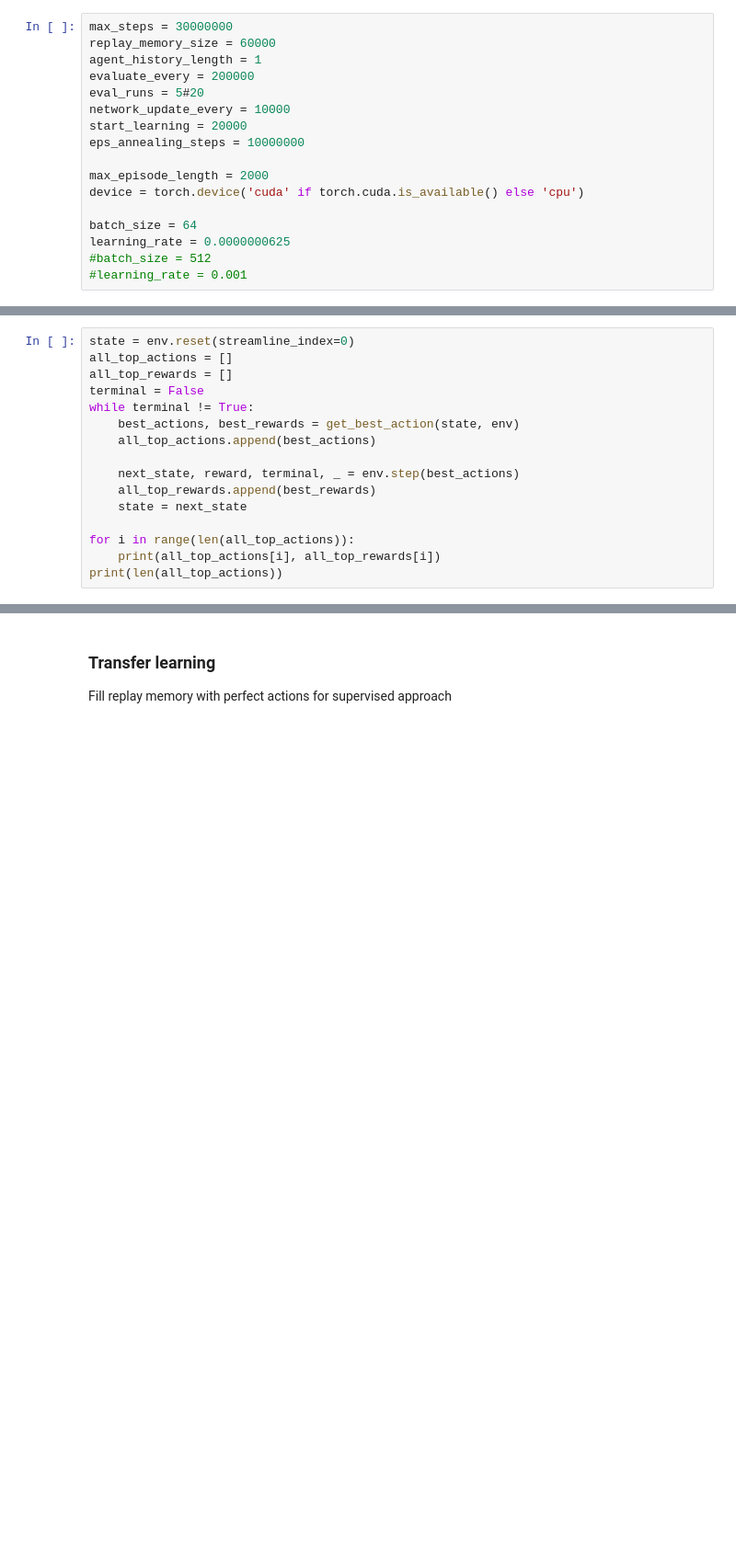
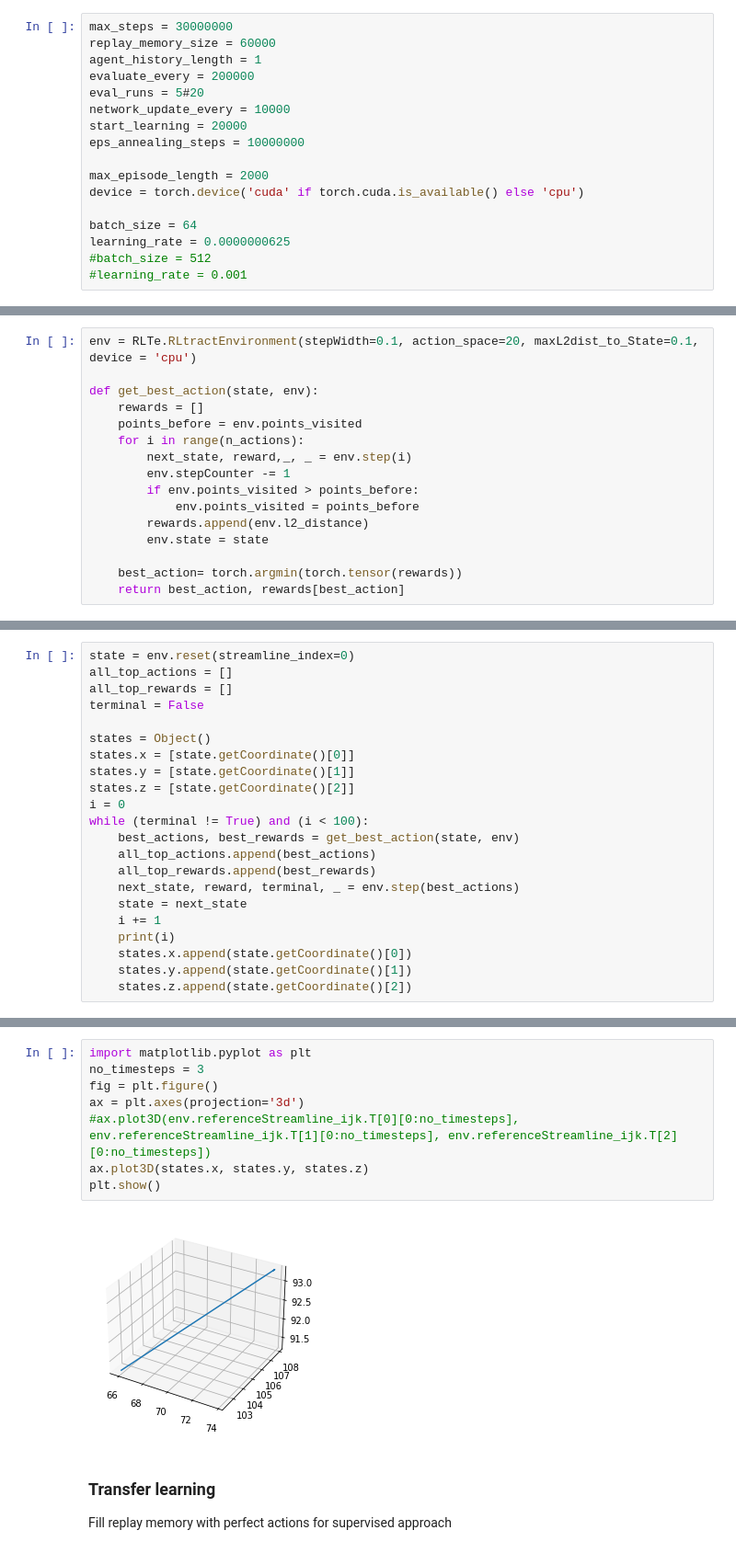
Before and after one commit to nih23/deepFibreTracking, a Jupyter notebook: examples/train-toyground-Pia-Nico.ipynb, the cells around one changed output, grey strips where cells are left out. Shown at 92% size. Cells and saved outputs as stored; diff of their text form; blank space fills up the shorter version.

```diff
--- a/examples/train-toyground-Pia-Nico.ipynb
+++ b/examples/train-toyground-Pia-Nico.ipynb
@@ -140,0 +76,16 @@ res
+# %%
+env = RLTe.RLtractEnvironment(stepWidth=0.1, action_space=20, maxL2dist_to_State=0.1, device = 'cpu')
+
+def get_best_action(state, env):
+    rewards = []
+    points_before = env.points_visited
+    for i in range(n_actions):
+        next_state, reward,_, _ = env.step(i)
+        env.stepCounter -= 1
+        if env.points_visited > points_before:
+            env.points_visited = points_before
+        rewards.append(env.l2_distance)
+        env.state = state
+
+    best_action= torch.argmin(torch.tensor(rewards))
+    return best_action, rewards[best_action]
@@ -143,15 +98,21 @@ state = env.reset(streamline_index=0)
 all_top_actions = []
 all_top_rewards = []
 terminal = False
-while terminal != True:
+
+states = Object()
+states.x = [state.getCoordinate()[0]]
+states.y = [state.getCoordinate()[1]]
+states.z = [state.getCoordinate()[2]]
+i = 0
+while (terminal != True) and (i < 100):
     best_actions, best_rewards = get_best_action(state, env)
     all_top_actions.append(best_actions)
-
+    all_top_rewards.append(best_rewards)
     next_state, reward, terminal, _ = env.step(best_actions)
-    all_top_rewards.append(best_rewards)
     state = next_state
-
-for i in range(len(all_top_actions)):
-    print(all_top_actions[i], all_top_rewards[i])
-print(len(all_top_actions))
+    i += 1
+    print(i)
+    states.x.append(state.getCoordinate()[0])
+    states.y.append(state.getCoordinate()[1])
+    states.z.append(state.getCoordinate()[2])
 # %% [output]
@@ -175,3 +136,13 @@ tensor(0) 1.0
+# %%
+import matplotlib.pyplot as plt
+no_timesteps = 3
+fig = plt.figure()
+ax = plt.axes(projection='3d')
+#ax.plot3D(env.referenceStreamline_ijk.T[0][0:no_timesteps], env.referenceStreamline_ijk.T[1][0:no_timesteps], env.referenceStreamline_ijk.T[2][0:no_timesteps])
+ax.plot3D(states.x, states.y, states.z)
+plt.show()
+# %% [output]
+[figure, added]
 # %% [markdown]
 ### Transfer learning
 Fill replay memory with perfect actions for supervised approach
```
Also changed, not shown: parts of 67 cells of this notebook.
